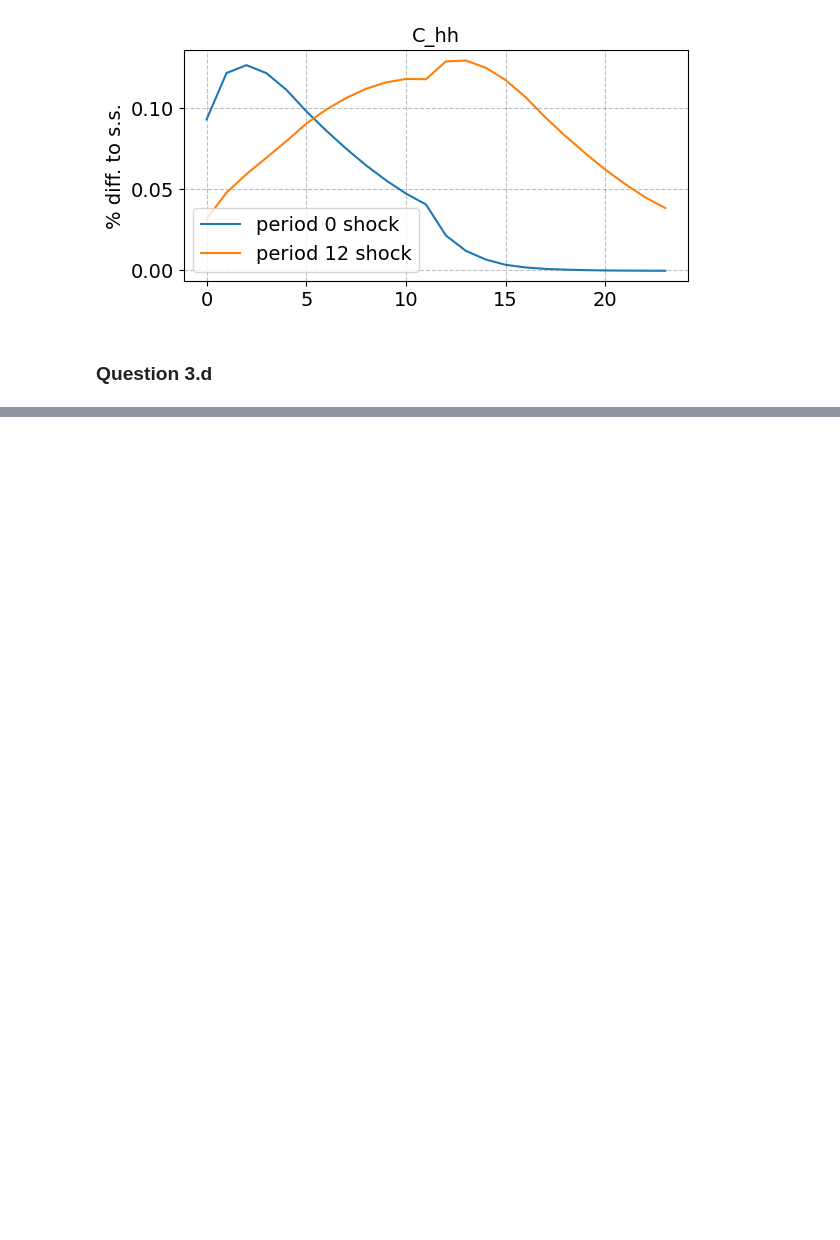
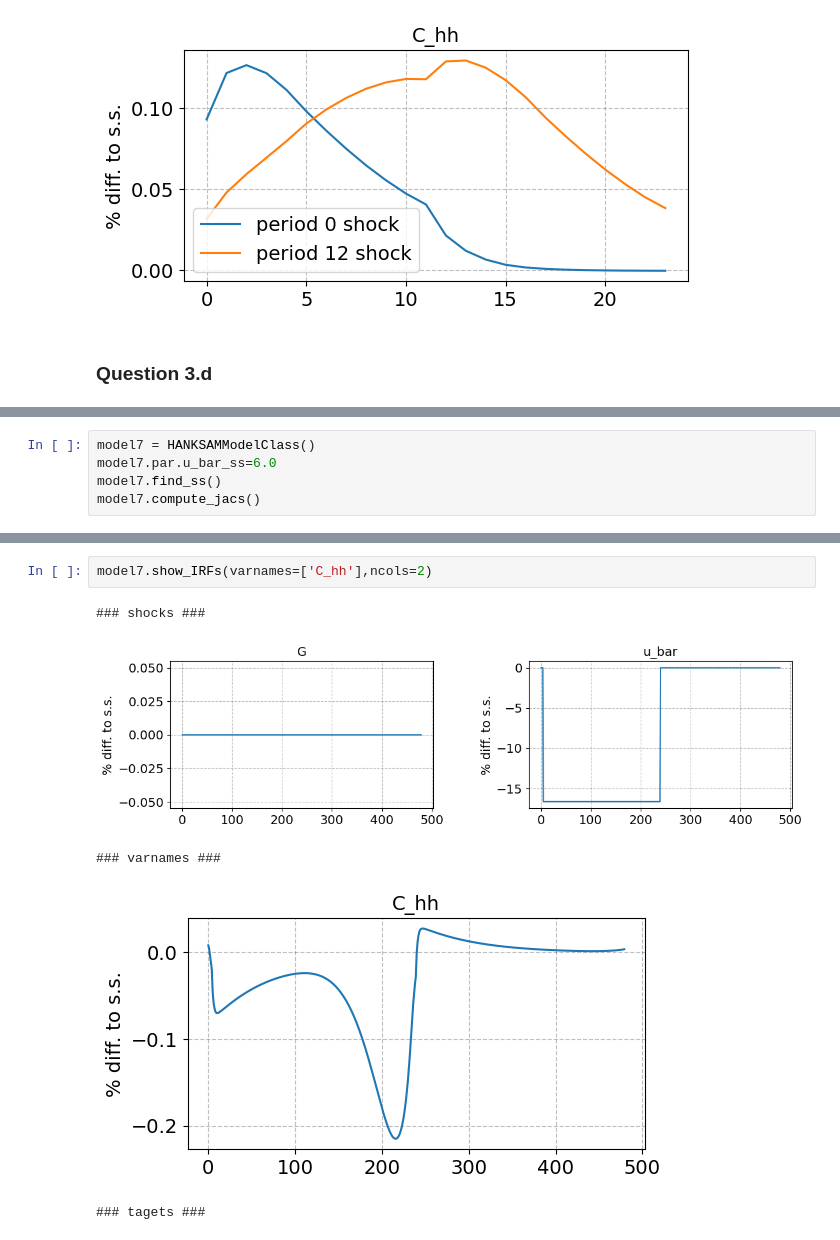
Before and after one commit to tbk642/Macro_exam, a Jupyter notebook: HANK-SAM.ipynb, the cells around one changed output, grey strips where cells are left out. Cells and saved outputs as stored; diff of their text form; blank space fills up the shorter version.

```diff
--- a/HANK-SAM.ipynb
+++ b/HANK-SAM.ipynb
@@ -575,0 +581,5 @@ model6.compare_IRFs([model5,model6],['period 0 shock','period 12 shock'],T_max=2
+# %%
+model7 = HANKSAMModelClass()
+model7.par.u_bar_ss=6.0
+model7.find_ss()
+model7.compute_jacs()
@@ -575,0 +610,8 @@ model6.compare_IRFs([model5,model6],['period 0 shock','period 12 shock'],T_max=2
+# %%
+model7.show_IRFs(varnames=['C_hh'],ncols=2)
+# %% [output]
+### shocks ###
+[figure, added]
+### varnames ###
+[figure, added]
+### tagets ###
```
Also changed, not shown: parts of 3 cells of this notebook.
